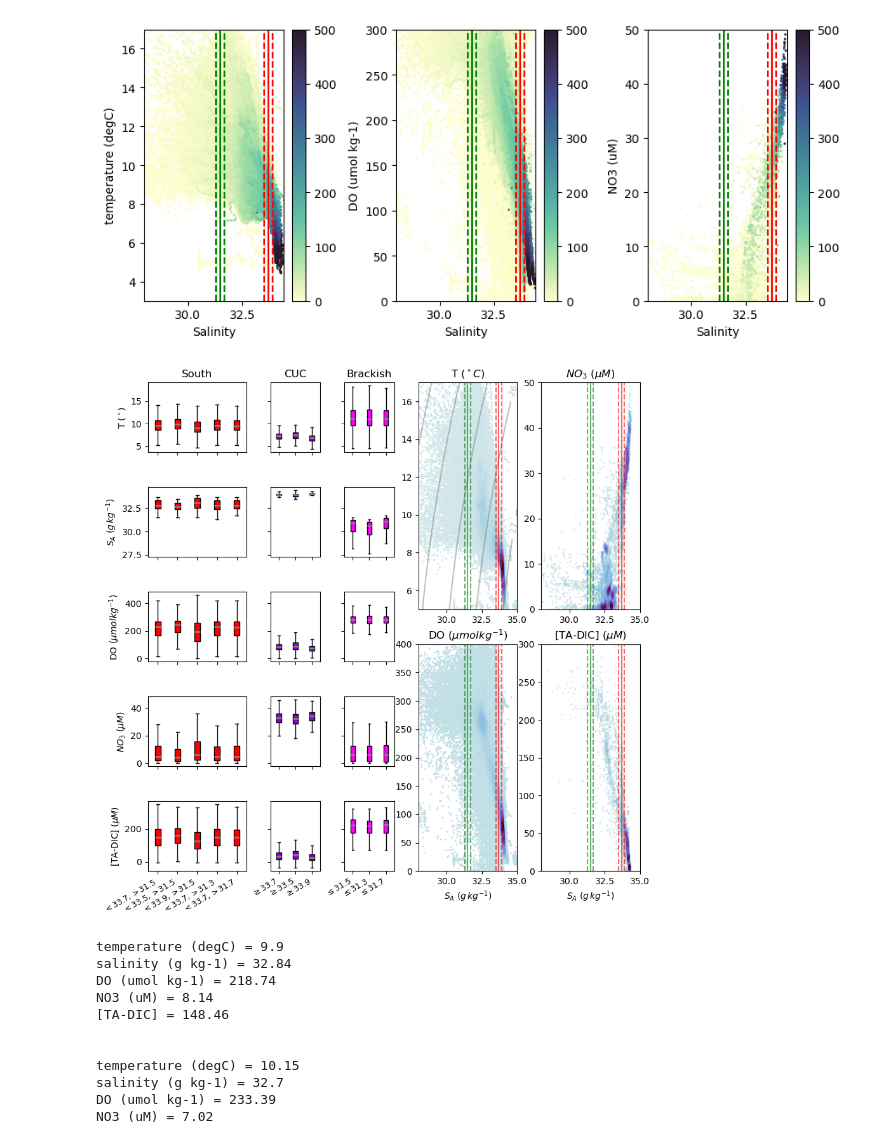
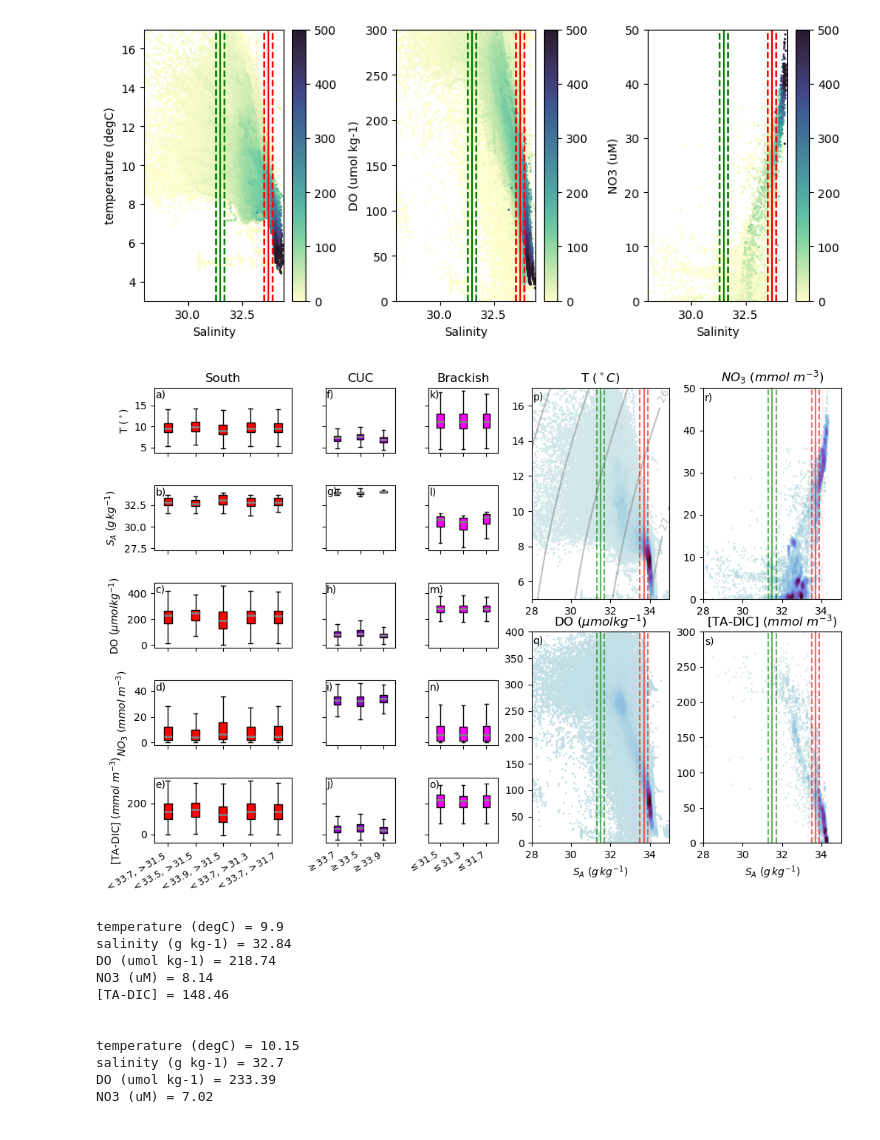
Before and after one commit to UBC-MOAD/analysis-becca, a Jupyter notebook: LiveOcean/tracers/wm_sensitivity.ipynb, the cells around one changed output. Cells and saved outputs as stored; diff of their text form; code cells hidden in the pictures.

```diff
--- a/LiveOcean/tracers/wm_sensitivity.ipynb
+++ b/LiveOcean/tracers/wm_sensitivity.ipynb
@@ -233,7 +233,7 @@ def box(df,bools,property,ax,**kwargs):
 # %%
 # box plots of properties depending on salinity split
 
-fig = plt.figure(constrained_layout=False, figsize=[8,10])
+fig = plt.figure(constrained_layout=False, figsize=[12,8])
 gs = GridSpec(10, 21, figure=fig)
 # south shelf
 ax1 = fig.add_subplot(gs[0:2, 0:5])
@@ -263,7 +263,7 @@ axb = fig.add_subplot(gs[5:, 11:16])
 axc = fig.add_subplot(gs[0:5, 16:])
 
 properties = ['temperature (degC)','salinity (g kg-1)','DO (umol kg-1)', 'NO3 (uM)','[TA-DIC]']
-prop_labels = ['T ($^\circ$)','$S_A$ ($g\, kg^{-1}$)', 'DO ($\mu mol kg^{-1}$)','$NO_3$ ($\mu M$)','[TA-DIC] ($\mu M$)']
+prop_labels = ['T ($^\circ$)','$S_A$ ($g\, kg^{-1}$)', 'DO ($\mu mol kg^{-1}$)','$NO_3$ ($mmol\,\,m^{-3}$)','[TA-DIC] ($mmol\,\,m^{-3}$)']
 bools = [((obs.location == 'slope')|(obs.location == 'shelf')) & (obs['latitude (degrees_north)'] <= 47.3) & (obs['salinity (g kg-1)'] < 33.7) & (obs['salinity (g kg-1)'] > 31.5),
          ((obs.location == 'slope')|(obs.location == 'shelf')) & (obs['latitude (degrees_north)'] <= 47.3) & (obs['salinity (g kg-1)'] < 33.7-0.2) & (obs['salinity (g kg-1)'] > 31.5),
          ((obs.location == 'slope')|(obs.location == 'shelf')) & (obs['latitude (degrees_north)'] <= 47.3) & (obs['salinity (g kg-1)'] < 33.7+0.2) & (obs['salinity (g kg-1)'] > 31.5),
@@ -358,37 +358,68 @@ axb.plot([33.7,33.7],[0,400],'r',alpha=0.6)
 axb.plot([33.9,33.9],[0,400],'r--',alpha=0.6)
 axb.plot([31.3,31.3],[0,400],'g--',alpha=0.6)
 axb.plot([31.5,31.5],[0,400],'g',alpha=0.6)
 axb.plot([31.7,31.7],[0,400],'g--',alpha=0.6)
 axb.set_title('DO ($\mu mol kg^{-1}$)')
 axb.set_xlabel('$S_A$ ($g\, kg^{-1}$)')
 
 TS(southall,axc, 'salinity (g kg-1)', 'NO3 (uM)')
 axc.set_ylim([0,50])
 axc.plot([33.5,33.5],[0,50],'r--',alpha=0.6)
 axc.plot([33.7,33.7],[0,50],'r',alpha=0.6)
 axc.plot([33.9,33.9],[0,50],'r--',alpha=0.6)
 axc.plot([31.3,31.3],[0,50],'g--',alpha=0.6)
 axc.plot([31.5,31.5],[0,50],'g',alpha=0.6)
 axc.plot([31.7,31.7],[0,50],'g--',alpha=0.6)
-axc.set_title('$NO_3$ ($\mu M$)')
+axc.set_title('$NO_3$ ($mmol\,\,m^{-3}$)')
 axc.set_xlabel('')
 
 TS(southall,axd, 'salinity (g kg-1)', '[TA-DIC]')
 axd.set_ylim([0,300])
 axd.plot([33.5,33.5],[0,300],'r--',alpha=0.6)
 axd.plot([33.7,33.7],[0,300],'r',alpha=0.6)
 axd.plot([33.9,33.9],[0,300],'r--',alpha=0.6)
 axd.plot([31.3,31.3],[0,300],'g--',alpha=0.6)
 axd.plot([31.5,31.5],[0,300],'g',alpha=0.6)
 axd.plot([31.7,31.7],[0,300],'g--',alpha=0.6)
-axd.set_title('[TA-DIC] ($\mu M$)')
+axd.set_title('[TA-DIC] ($mmol\,\,m^{-3}$)')
 axd.set_xlabel('$S_A$ ($g\, kg^{-1}$)')
 
-fig.subplots_adjust(hspace=2, wspace=55)
+# add text to each figure
+# south shelf
+ax1.text(0.01,0.98,'a)',ha='left',va='top',transform=ax1.transAxes,fontsize=10)
+ax2.text(0.01,0.98,'b)',ha='left',va='top',transform=ax2.transAxes,fontsize=10)
+ax3.text(0.01,0.98,'c)',ha='left',va='top',transform=ax3.transAxes,fontsize=10)
+ax4.text(0.01,0.98,'d)',ha='left',va='top',transform=ax4.transAxes,fontsize=10)
+ax5.text(0.01,0.98,'e)',ha='left',va='top',transform=ax5.transAxes,fontsize=10)
+
+# cuc
+ax6.text(0.01,0.98,'f)',ha='left',va='top',transform=ax6.transAxes,fontsize=10)
+ax7.text(0.01,0.98,'g)',ha='left',va='top',transform=ax7.transAxes,fontsize=10)
+ax8.text(0.01,0.98,'h)',ha='left',va='top',transform=ax8.transAxes,fontsize=10)
+ax9.text(0.01,0.98,'i)',ha='left',va='top',transform=ax9.transAxes,fontsize=10)
+ax10.text(0.01,0.98,'j)',ha='left',va='top',transform=ax10.transAxes,fontsize=10)
+
+# brackish
+ax11.text(0.01,0.98,'k)',ha='left',va='top',transform=ax11.transAxes,fontsize=10)
+ax12.text(0.01,0.98,'l)',ha='left',va='top',transform=ax12.transAxes,fontsize=10)
+ax13.text(0.01,0.98,'m)',ha='left',va='top',transform=ax13.transAxes,fontsize=10)
+ax14.text(0.01,0.98,'n)',ha='left',va='top',transform=ax14.transAxes,fontsize=10)
+ax15.text(0.01,0.98,'o)',ha='left',va='top',transform=ax15.transAxes,fontsize=10)
+
+# TS
+axa.text(0.01,0.98,'p)',ha='left',va='top',transform=axa.transAxes,fontsize=10)
+axd.text(0.01,0.98,'s)',ha='left',va='top',transform=axd.transAxes,fontsize=10)
+axb.text(0.01,0.98,'q)',ha='left',va='top',transform=axb.transAxes,fontsize=10)
+axc.text(0.01,0.98,'r)',ha='left',va='top',transform=axc.transAxes,fontsize=10)
+
+fig.subplots_adjust(hspace=2, wspace=75)
 
 plt.savefig('southobssensitivity.jpg')
+
+# box = axes[2].get_position()
+# axes[2].set_position([box.x0-0.01, box.y0, box.width, box.height])
 # %% [output]
-[figure, old version]
+[figure, new version]
 # %%
 # print means
 bools = [((obs.location == 'slope')|(obs.location == 'shelf')) & (obs['latitude (degrees_north)'] <= 47.3) & (obs['salinity (g kg-1)'] < 33.7) & (obs['salinity (g kg-1)'] > 31.5),
```
Also changed, not shown: parts of 7 cells of this notebook, 3 other files.
